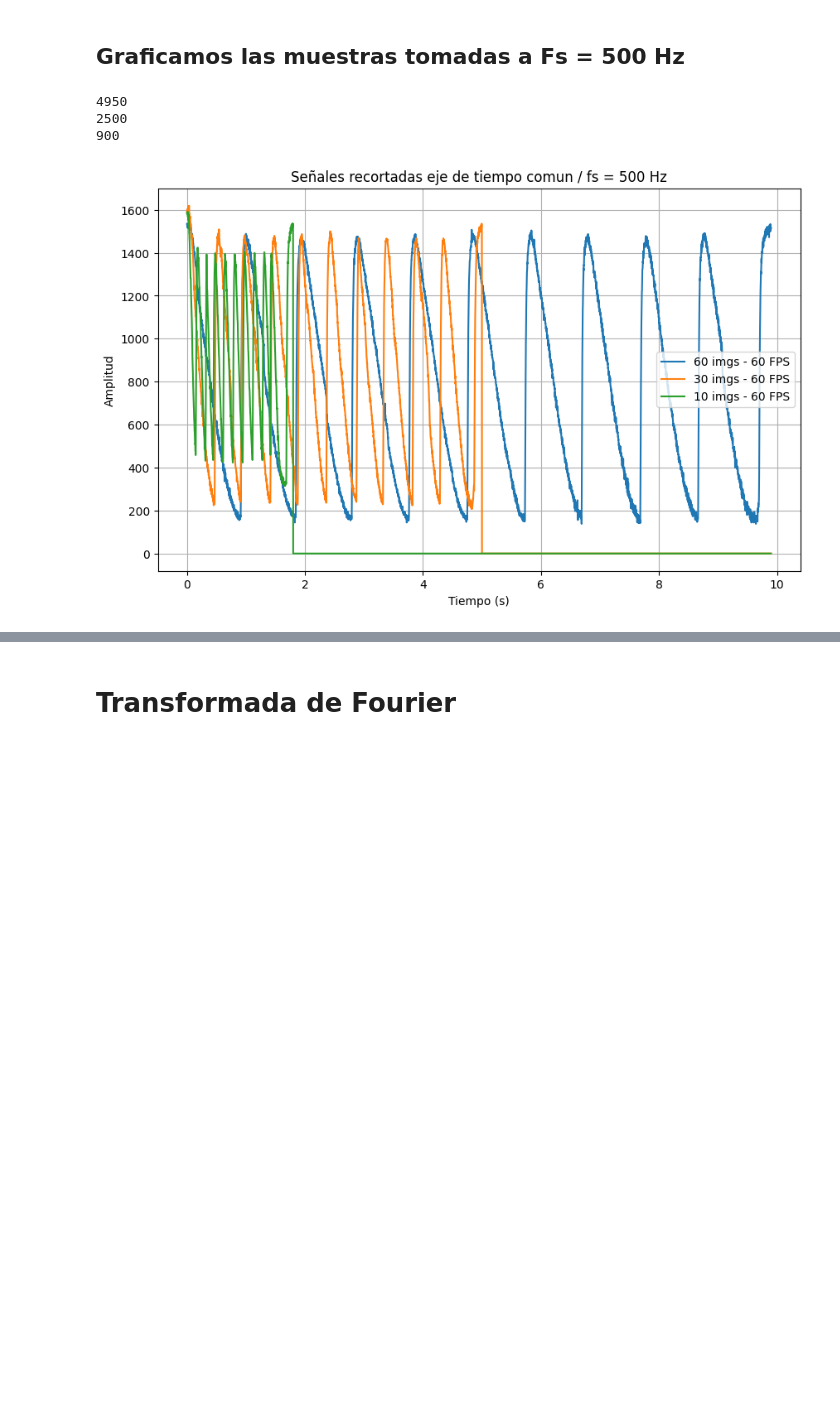
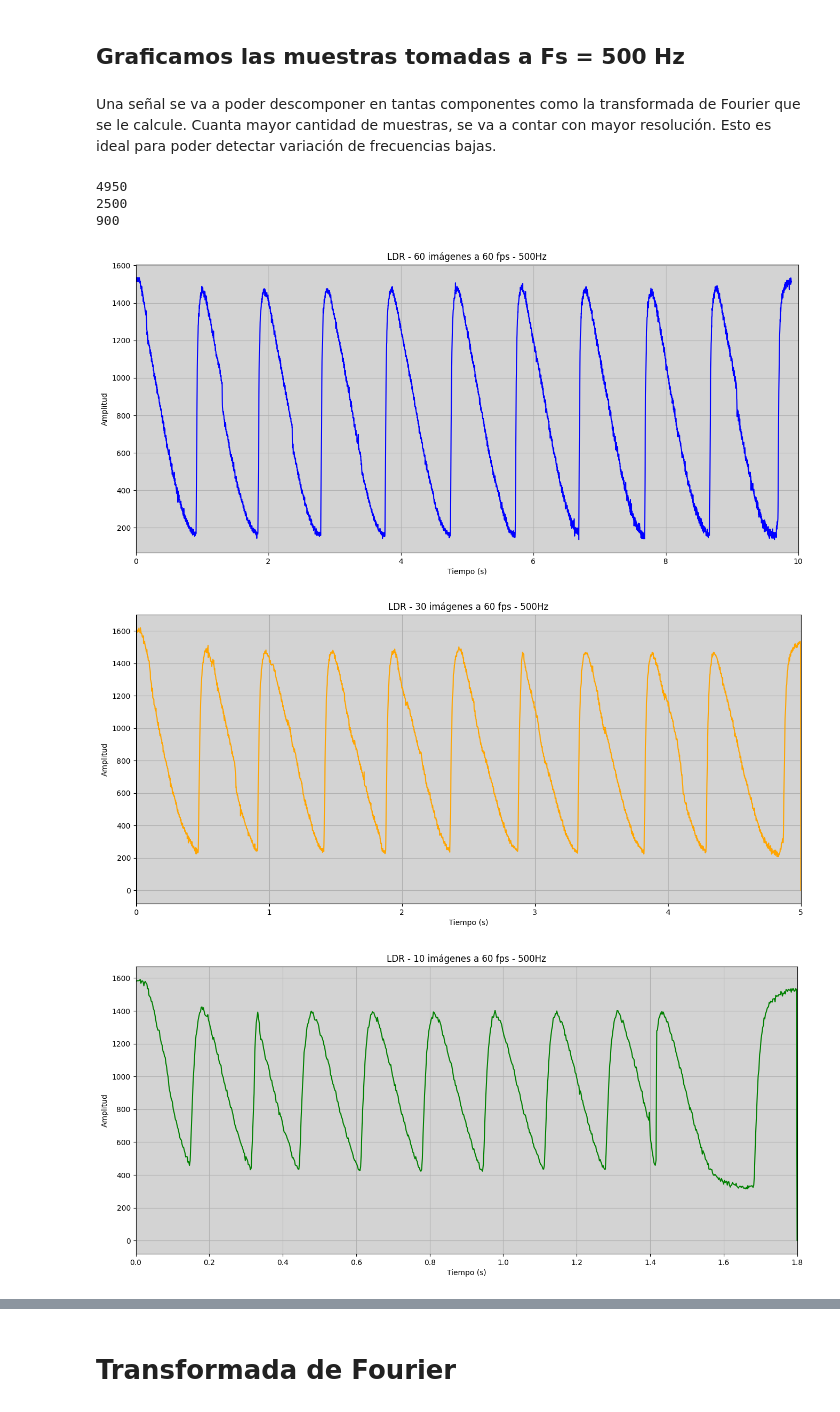
Before and after one commit to alex20022000/Signal_Processing_Project_Ciani-Dalle_Rive_Prieto, a Jupyter notebook: 01_Signal_Processing_Ciani+Dalle_Rive_Prieto.ipynb, the cells around one changed output, grey strips where cells are left out. Cells and saved outputs as stored; diff of their text form; code cells hidden in the pictures; blank space fills up the shorter version.

```diff
--- a/01_Signal_Processing_Ciani+Dalle_Rive_Prieto.ipynb
+++ b/01_Signal_Processing_Ciani+Dalle_Rive_Prieto.ipynb
@@ -356,5 +410,7 @@ graficar_t_VS_muestras(t_acotado_5,
 # %% [markdown]
 ## Graficamos las muestras tomadas a Fs = 500 Hz
+# %% [markdown]
+Una señal se va a poder descomponer en tantas componentes como la transformada de Fourier que se le calcule. Cuanta mayor cantidad de muestras, se va a contar con mayor resolución. Esto es ideal para poder detectar variación de frecuencias bajas.
 # %%
 # Seniales a utilizar
 seniales_utiles = [ldr_fs500Hz_60imgs_60fps, ldr_fs500Hz_30imgs_60fps, ldr_fs500Hz_10imgs_60fps]
@@ -387,43 +443,79 @@ plt.plot(seniales_utiles[2], label='LDR Signal')
 plt.title('Señal del LDR')
 plt.xlabel('Número de muestra')
 plt.ylabel('Amplitud')
 plt.legend()
 plt.grid(True)
 plt.show()"""
 
 # Longitud seniales
 print(len(seniales_utiles[0]))
 print(len(seniales_utiles[1]))
 print(len(seniales_utiles[2]))
 
 # Array de tiempos correspondientes a cada senial
 t = np.arange(0, len(seniales_utiles[2])*delta_t, delta_t)
 
 # Encontrar la senial que posee mayor longitud
 max_length = max(len(seniales_utiles[0]), len(seniales_utiles[1]), len(seniales_utiles[2]))
 
 # Rellenamos las señales más cortas con ceros
 seniales_utiles[0] = np.pad(seniales_utiles[0], (0, max_length - len(seniales_utiles[0])), 'constant')
 seniales_utiles[1] = np.pad(seniales_utiles[1], (0, max_length - len(seniales_utiles[1])), 'constant')
 seniales_utiles[2] = np.pad(seniales_utiles[2], (0, max_length - len(seniales_utiles[2])), 'constant')
 
 t = np.arange(0, max_length * delta_t, delta_t)
 
-# Graficar las señales en un solo gráfico
-plt.figure(figsize=(10, 6))
-plt.plot(t, seniales_utiles[0], label='60 imgs - 60 FPS')
-plt.plot(t, seniales_utiles[1], label='30 imgs - 60 FPS')
-plt.plot(t, seniales_utiles[2], label='10 imgs - 60 FPS')
 
-# Etiquetas y leyendas
-plt.title('Señales recortadas eje de tiempo comun / fs = 500 Hz')
-plt.xlabel('Tiempo (s)')
-plt.ylabel('Amplitud')
-plt.legend()
-plt.grid(True)
-plt.show()
+# Función para graficar (debe estar definida previamente)
+def graficar_t_VS_muestras2(t, señal, xlabel, xlim, ylabel, titulo, grid, color='blue'):
+    plt.figure(figsize=(16, 7))
+    plt.plot(t, señal, color=color)  # Añadir el parámetro de color
+    plt.gca().set_facecolor('lightgrey')
+    plt.xlabel(xlabel)
+    plt.xlim(xlim)
+    plt.ylabel(ylabel)
+    plt.title(titulo)
+    plt.grid(grid)
+    plt.show()
+
+# Graficar la primera señal ajustada al tiempo 0
+graficar_t_VS_muestras2(t,
+                       seniales_utiles[0],
+                       xlabel='Tiempo (s)',
+                       xlim=(0, 10),  # ajustar los límites de x
+                       ylabel='Amplitud',
+                       titulo='LDR - 60 imágenes a 60 fps - 500Hz',
+                       grid=True,
+                       color='blue'  # Línea azul
+                       )
+
+# Graficar la segunda señal ajustada al tiempo 0
+t_acotado_3 = tiempos[3] - 9.5  # restar el valor inicial de xlim al tiempo
+graficar_t_VS_muestras2(t,
+                       seniales_utiles[1],
+                        xlabel='Tiempo (s)',
+                       xlim=(0, 5),  # ajustado a tiempo 0
+                       ylabel='Amplitud',
+                       titulo='LDR - 30 imágenes a 60 fps - 500Hz',
+                       grid=True,
+                       color='orange'
+                       )
+
+# Graficar la tercera señal ajustada al tiempo 0
+t_acotado_5 = tiempos[5] - 9.25  # restar el valor inicial de xlim al tiempo
+graficar_t_VS_muestras2(t,
+                       seniales_utiles[2],
+                       xlabel='Tiempo (s)',
+                       xlim=(0, 1.8),  # ajustado a tiempo 0
+                       ylabel='Amplitud',
+                       titulo='LDR - 10 imágenes a 60 fps - 500Hz',
+                       grid=True,
+                       color='green'
+                       )
 # %% [output]
 4950
 2500
 900
-[figure, old version]
+[figure, new version]
+[figure, added]
+[figure, added]
```
Also changed, not shown: parts of 22 cells of this notebook.
